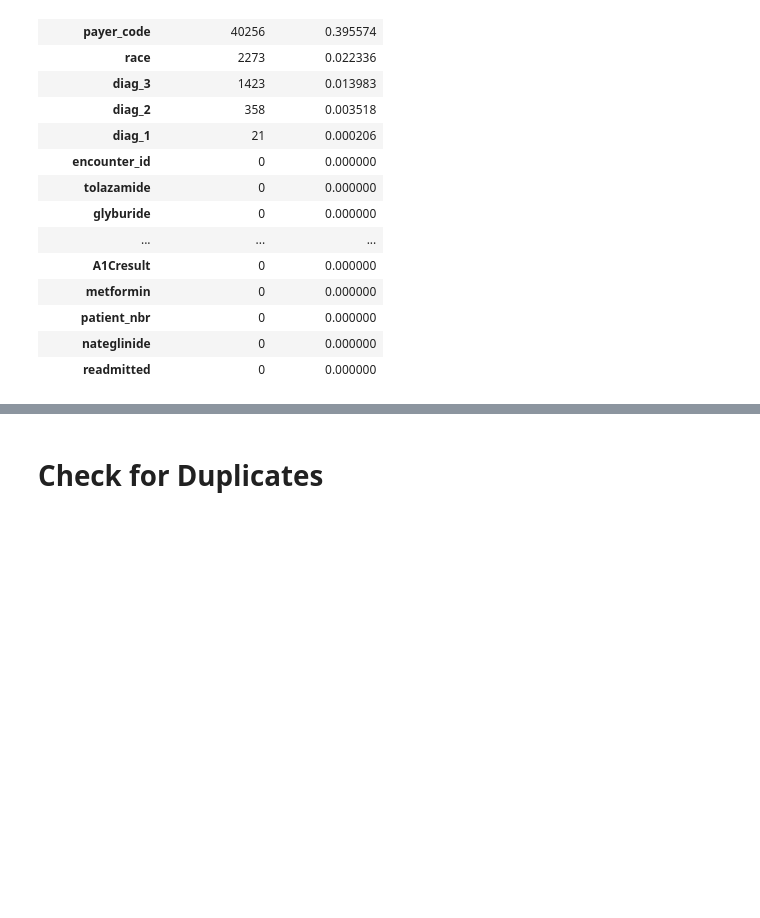
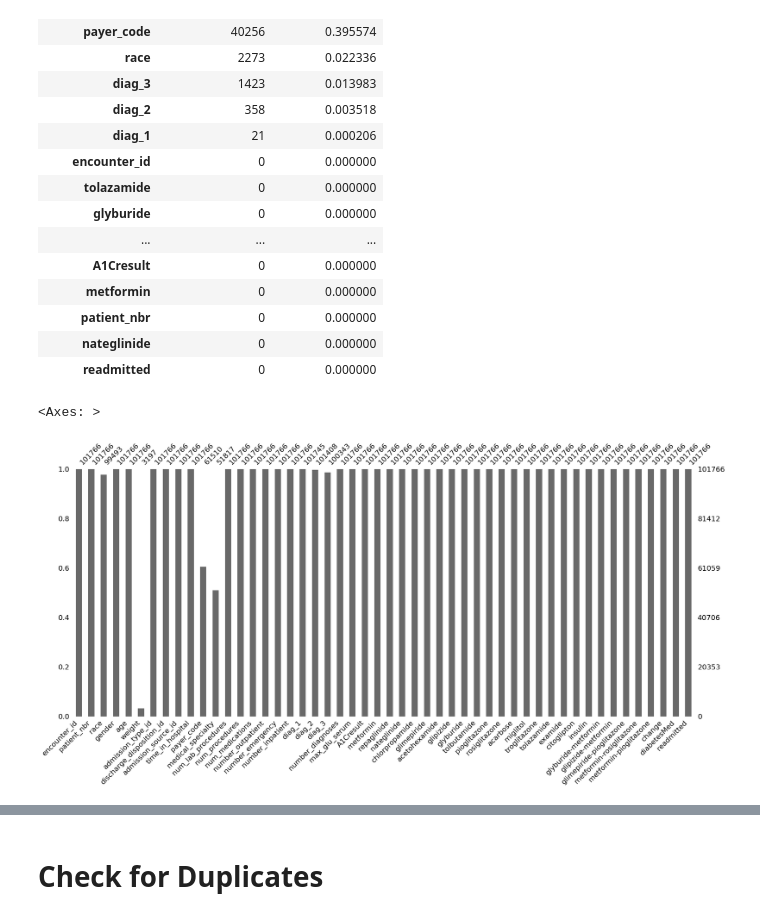
Before and after one commit to Xaviera8/HHA-550-Diabates, a Jupyter notebook: Main.ipynb, the cells around one changed output, grey strips where cells are left out. Drawn from its saved outputs; the diff is of its cells as text; code cells hidden in the pictures; blank space fills up the shorter version.

```diff
--- a/Main.ipynb
+++ b/Main.ipynb
@@ -102,3 +103,8 @@ missing(df)
 | patient_nbr | 0 | 0.000000 |
 | nateglinide | 0 | 0.000000 |
 | readmitted | 0 | 0.000000 |
+# %%
+msno.bar(df)
+# %% [output]
+<Axes: >
+[figure, added]
```
Also changed, not shown: parts of 13 cells of this notebook.
